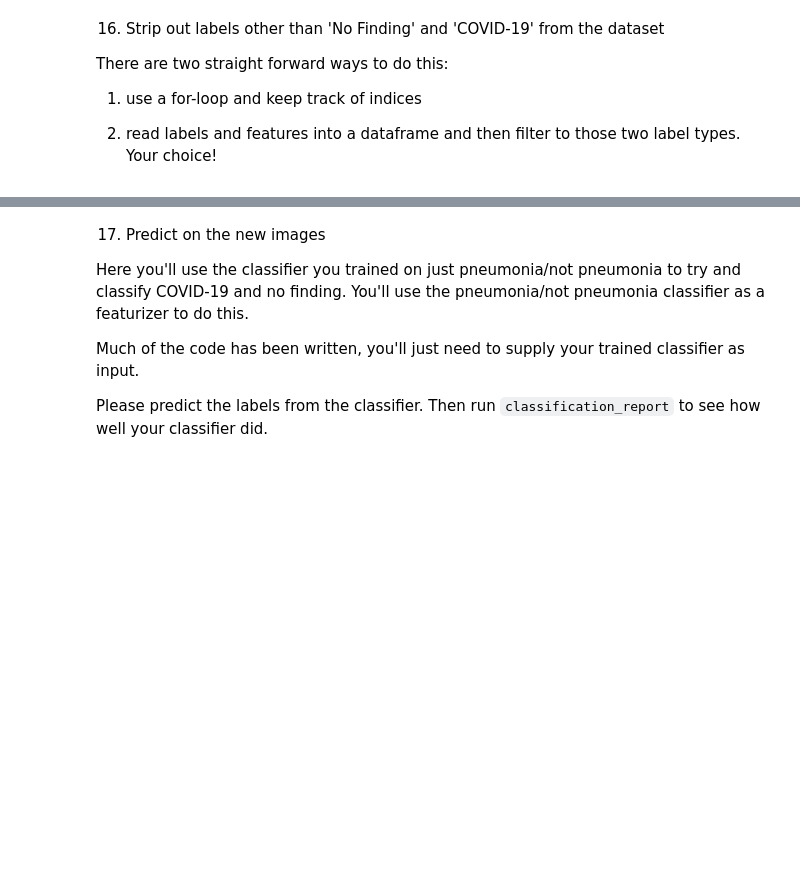
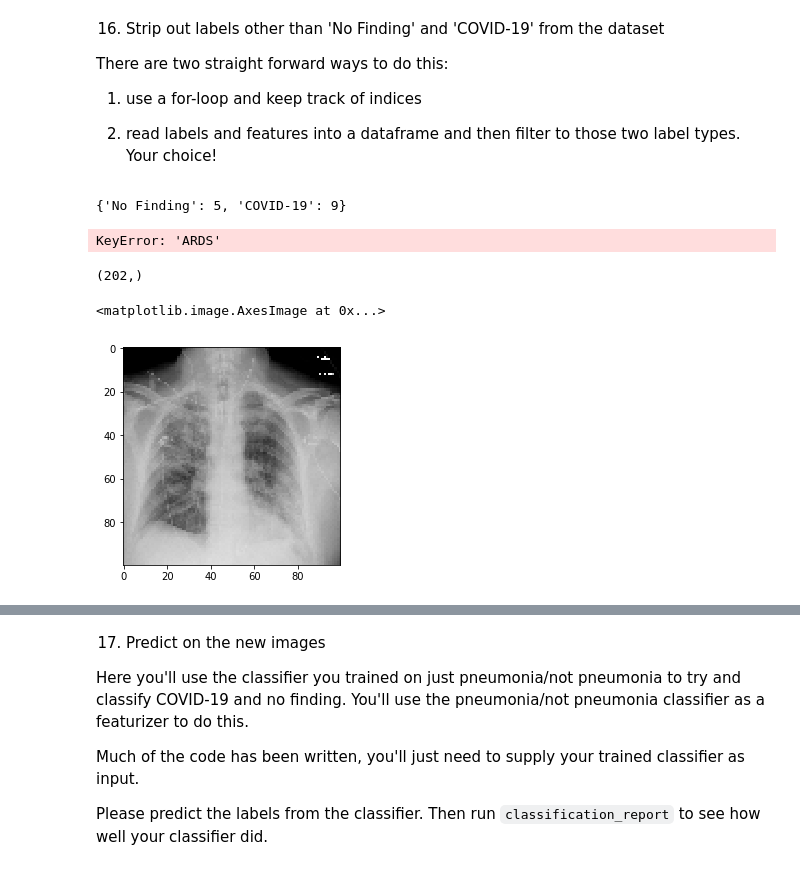
Before and after one commit to sonalishintre/Deep-Learning, a Jupyter notebook: HW3/hw3_p4-Covid19.ipynb, the cells around one changed output, grey strips where cells are left out. Drawn from its saved outputs; the diff is of its cells as text; code cells hidden in the pictures; blank space fills up the shorter version.

```diff
--- a/HW3/hw3_p4-Covid19.ipynb
+++ b/HW3/hw3_p4-Covid19.ipynb
@@ -563,0 +577,32 @@ There are two straight forward ways to do this:
+# %%
+categorical = dict((k, v) for k, v in categorical.items() if k=='COVID-19' or k=='No Finding' or k == 'COVID-19, ARDS')
+categorical
+# %% [output]
+{'No Finding': 5, 'COVID-19': 9}
+# %%
+IMAGE_SHAPE = (100, 100, 3)
+X_training = get_image_features(train_fns, IMAGE_SHAPE)
+Y_training = labels_to_np_array(labels, categorical)
+# %% [output]
+KeyError: 'ARDS'
+# %%
+y_training = Y_training[:202]
+from sklearn.utils import shuffle
+X_training, y_training = shuffle(X_training, y_training)
+y_training.shape
+# %% [output]
+(202,)
+# %%
+# train test split code goes here
+from sklearn.model_selection import train_test_split
+
+X_train, X_test, Y_train, Y_test = train_test_split(
+    X_training, y_training, test_size=0.33, random_state=42,)
+# %%
+X_train, Y_train = shuffle(X_train, Y_train)
+X_test, Y_test = shuffle(X_test, Y_test)
+# %%
+plt.imshow(X_train[0])
+# %% [output]
+<matplotlib.image.AxesImage at 0x...>
+[figure, added]
```
Also changed, not shown: parts of 16 cells of this notebook.
